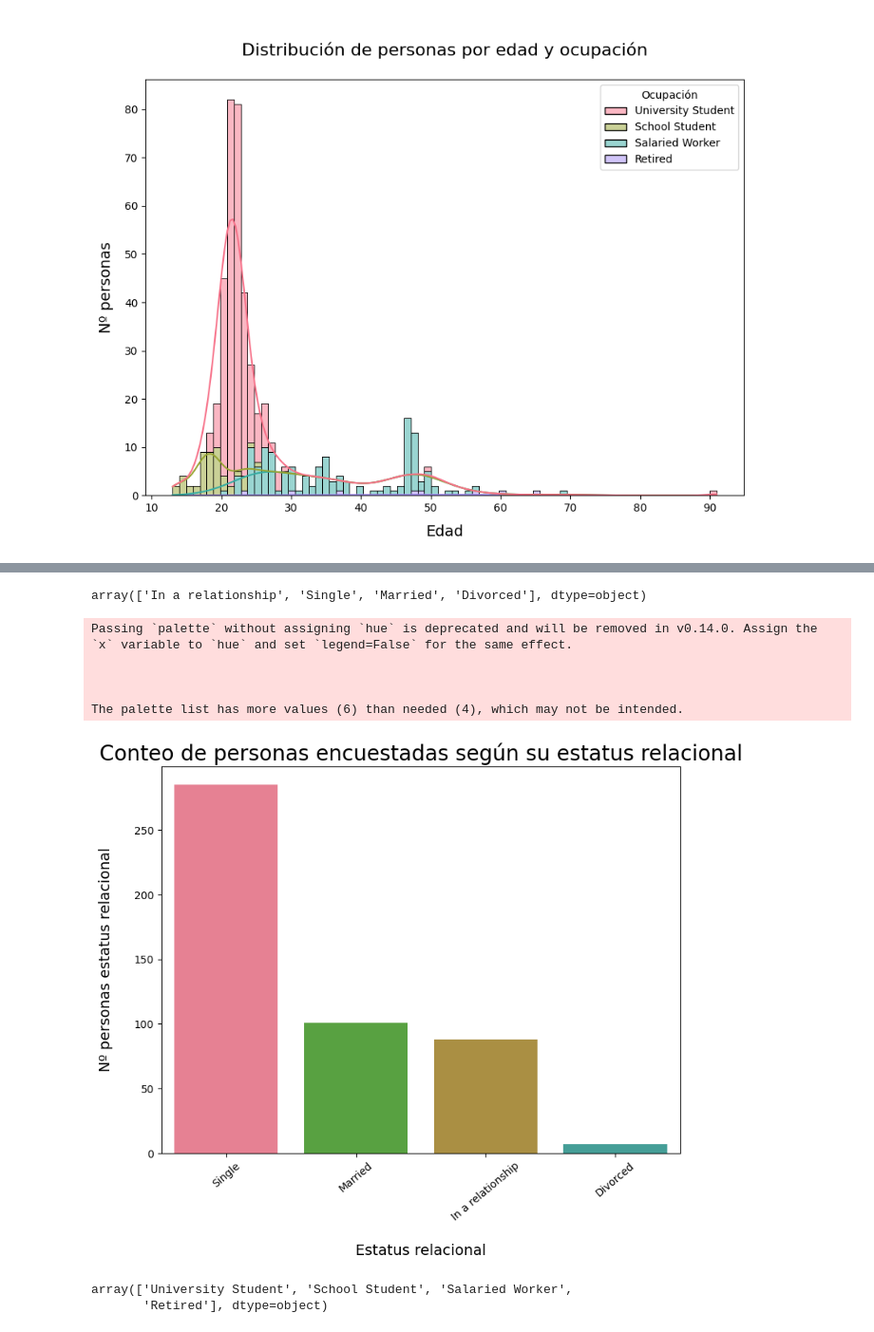
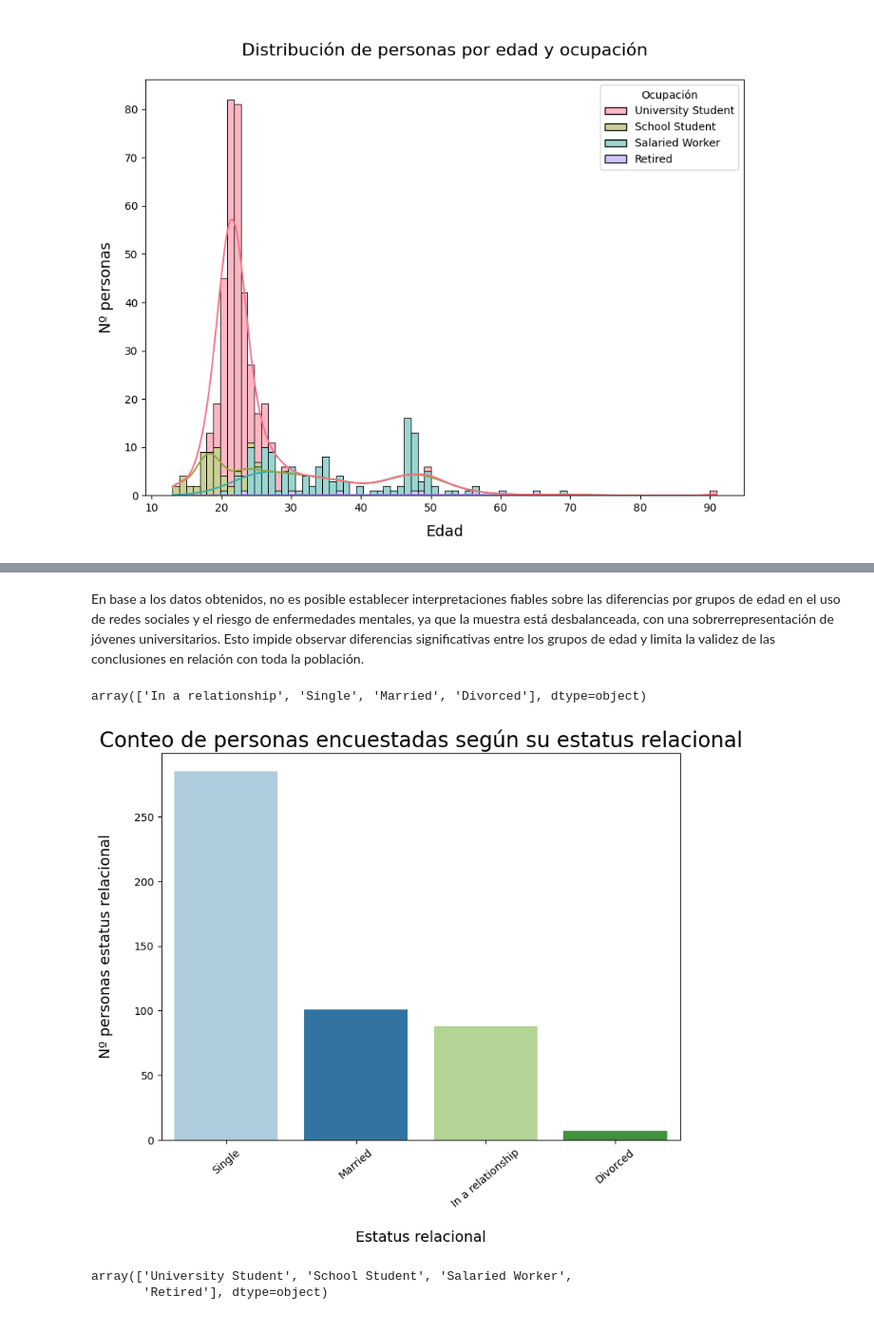
Before and after one commit to Teret90/Exploratory-Data-Analysis-on-Social-Media-Impact-on-Mental-Health, a Jupyter notebook: notebook/memoria.ipynb, the cells around one changed output, grey strips where cells are left out. Shown at 95% size. Drawn from its saved outputs; the diff is of its cells as text; code cells hidden in the pictures.

```diff
--- a/notebook/memoria.ipynb
+++ b/notebook/memoria.ipynb
@@ -15 +23,7 @@ fuente_1 = " social media- mental health,kaggle"
+# %%
+#Ruta donde tengo el dataset
+file_path = "../data/raw/smmh.csv"
+
+#LLamada a la funión cargar_datos
+df_1 = cargar_datos(file_path)
 # %% [markdown]
@@ -106,5 +98,0 @@ Name: Timestamp, Length: 481, dtype: object
-# %%
-### Modifico columna de fecha a formato fecha por si lo necesito
-
-df_1_esp["Timestamp"]=pd.to_datetime(df_1_esp["Timestamp"])
-#df['date'] = pd.to_datetime(df['date'])
@@ -111,2 +101,3 @@ df_1_esp["Timestamp"]=pd.to_datetime(df_1_esp["Timestamp"])
 # %%
-df_1_esp = df_1_esp.loc[:, ["Timestamp", "Edad","Género" ,"Estatus relacional","Ocupación" ,"Afiliación" ,"RS_uso" ,"RS_tipo" ,"RS_tiempo_medio" ,"TDAH_1" ,"TDAH_2" ,"TDAH_3" , "TDAH_4", "Ansiedad_1" ,"Ansiedad_2","Autoestima_1" ,"Autoestima_2" ,"Autoestima_3","Depresion_1","Depresion_2","Depresion_3"]]
+
+df_1_esp = df_1_esp.loc[:, ["Edad","Género" ,"Estatus relacional","Ocupación"  ,"RS_uso" ,"RS_tipo" ,"RS_tiempo_medio" ,"TDAH_1" ,"TDAH_2" ,"TDAH_3" , "TDAH_4", "Ansiedad_1" ,"Ansiedad_2","Autoestima_1" ,"Autoestima_2" ,"Autoestima_3","Depresion_1","Depresion_2","Depresion_3"]]
@@ -230,26 +224,25 @@ The palette list has more values (6) than needed (4), which may not be intended.
+# %% [markdown]
+En base a los datos obtenidos, no es posible establecer interpretaciones fiables sobre las diferencias por grupos de edad en el uso de redes sociales y el riesgo de enfermedades mentales, ya que la muestra está desbalanceada, con una sobrerrepresentación de jóvenes universitarios. Esto impide observar diferencias significativas entre los grupos de edad y limita la validez de las conclusiones en relación con toda la población.
 # %%
 df_1_esp["Estatus relacional"].unique()
 # %% [output]
 array(['In a relationship', 'Single', 'Married', 'Divorced'], dtype=object)
 # %%
+palette_relacional = sns.color_palette("Paired", 4)  # Aquí puedes usar otra paleta si lo deseas
 plt.figure(figsize=(8, 7))
 sns.barplot(x=df_1_esp["Estatus relacional"].value_counts().index,
             y=df_1_esp["Estatus relacional"].value_counts(),
-            palette=palette)
+            hue = df_1_esp["Estatus relacional"].value_counts().index,
+            palette=palette_relacional)
 plt.title("Conteo de personas encuestadas según su estatus relacional", fontsize=20, ha='center')
 plt.ylabel("Nº personas estatus relacional", labelpad=20, fontsize=14)
 plt.xticks(rotation=40)
 plt.xlabel("Estatus relacional", labelpad=20, fontsize=14)
 plt.tight_layout()
 plt.subplots_adjust(bottom=0.2)
-plt.show();
+plt.show()
 # %% [output]
-Passing `palette` without assigning `hue` is deprecated and will be removed in v0.14.0. Assign the `x` variable to `hue` and set `legend=False` for the same effect.
-
-
-
-The palette list has more values (6) than needed (4), which may not be intended.
-[figure, old version]
+[figure, new version]
 # %%
 df_1_esp["Ocupación"].unique()
 # %% [output]
```
Also changed, not shown: parts of 86 cells of this notebook, 5 other files.
